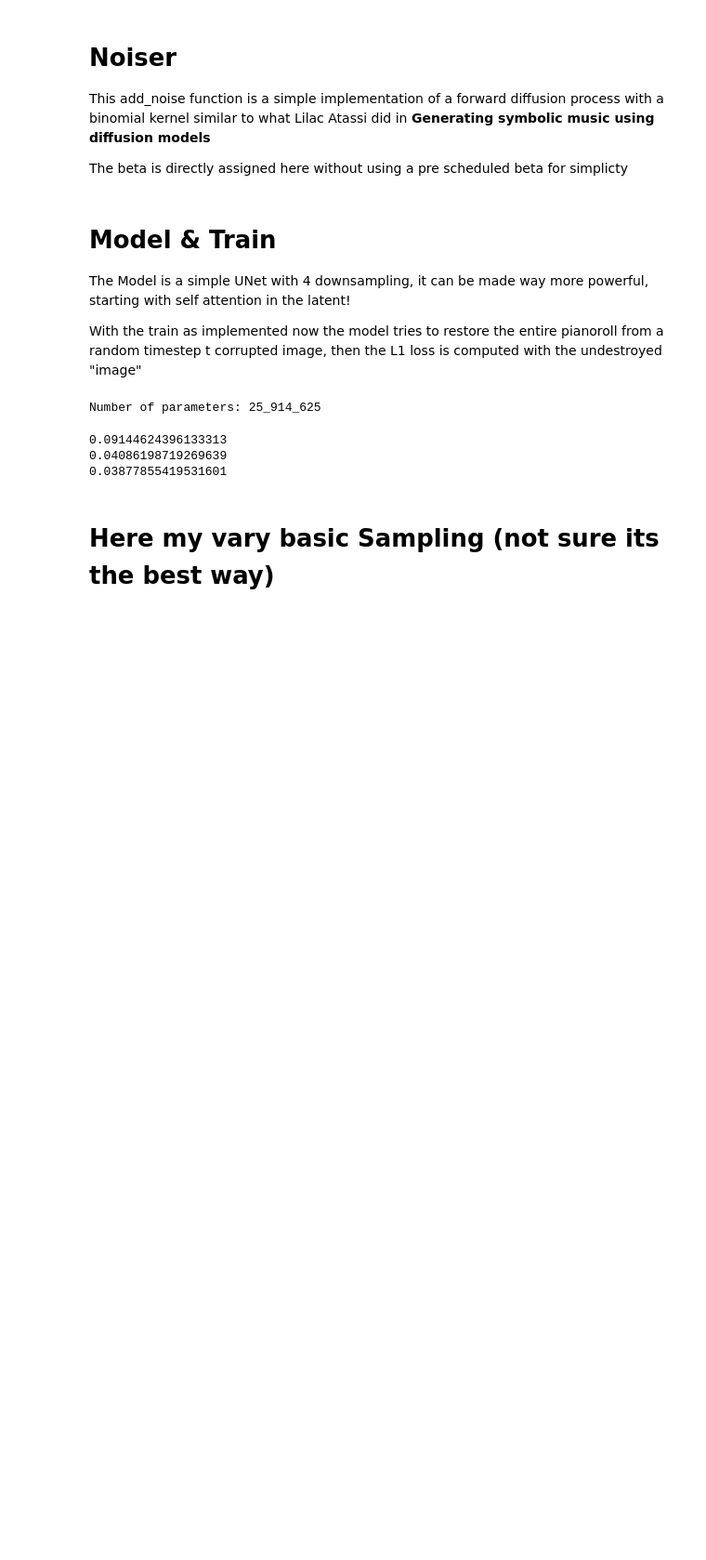
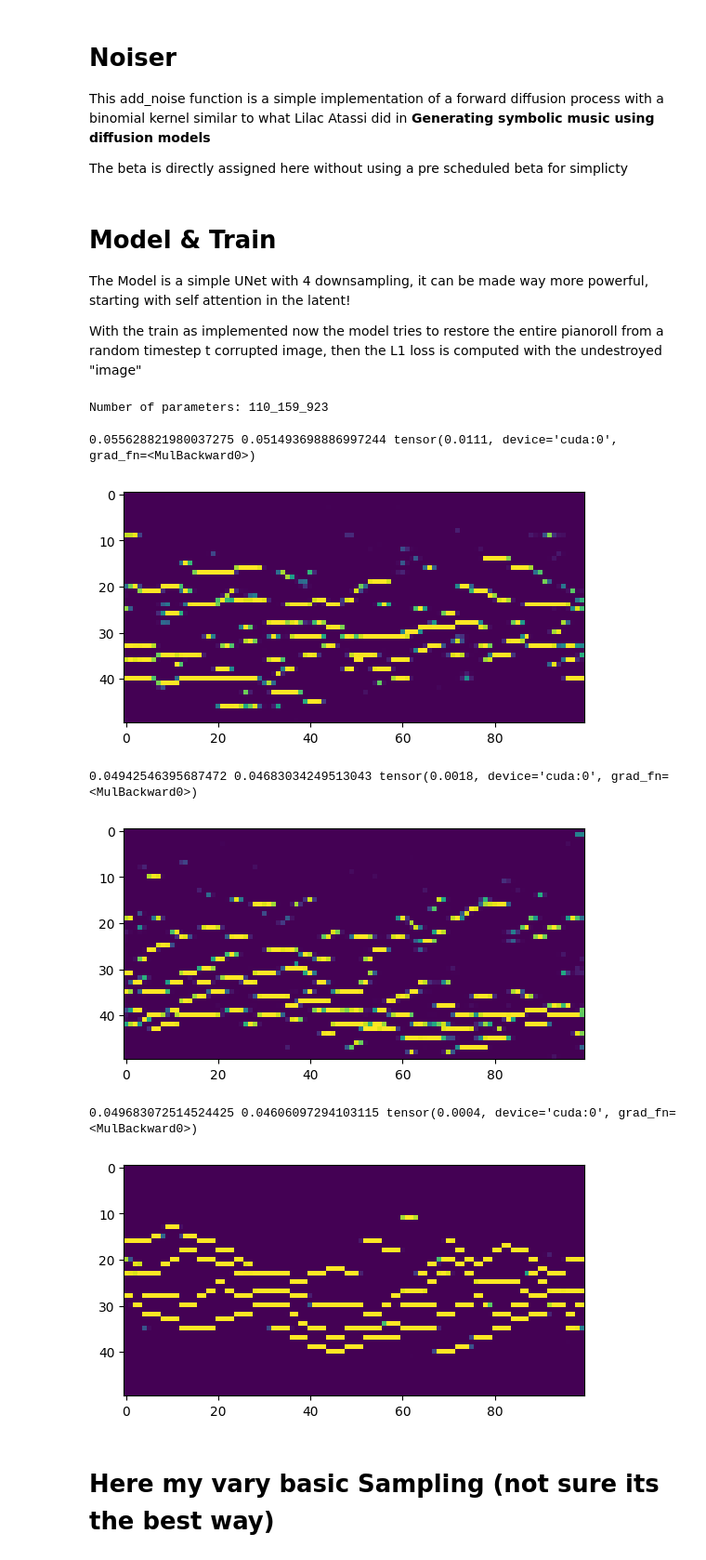
Before and after one commit to MarioPaerle/DIATONICA, a Jupyter notebook: DiscreteBachDiffusion.ipynb, the cells around one changed output. Shown at 93% size. Saved outputs shown, nothing was run; the diff lists cells and outputs as text; code cells hidden in the pictures; blank space fills up the shorter version.

```diff
--- a/DiscreteBachDiffusion.ipynb
+++ b/DiscreteBachDiffusion.ipynb
@@ -179,40 +294,54 @@ The Model is a simple UNet with 4 downsampling, it can be made way more powerful
 
 With the train as implemented now the model tries to restore the entire pianoroll from a random timestep t corrupted image, then the L1 loss is computed with the undestroyed "image"
 # %%
-model = UNet(in_ch=1, time_emb_dim=256, c=1)
+model = UNet(in_ch=1, time_emb_dim=256, c=2)
 model = model.to(device)
 optimizer = Adam(model.parameters(), lr=0.0001)
 total_params = sum(p.numel() for p in model.parameters())
 criterion = nn.L1Loss()
 print(f"Number of parameters: {total_params:_}")
 # %% [output]
-Number of parameters: 25_914_625
+Number of parameters: 110_159_923
 # %%
 epochs = 3
 for epoch in range(epochs):
-    losses = []
+    losses1 = []
+    losses2 = []
     for i, batch in enumerate(dataloader):
         batch = batch.float().to(device)
         optimizer.zero_grad()
         t = rd.randint(0, TIMESTEPS-1)
         T = torch.full((batch.shape[0],), t).to(device)
         destroyed = add_noise(batch, t)
 
         """plt.imshow(batch[0, 0].cpu().numpy())
         plt.show()
         plt.imshow(destroyed[0, 0].cpu().numpy())
         plt.show()"""
 
         pred = model(destroyed, T)
-        loss = criterion(pred, batch)
-        loss.backward()
+        """plt.imshow(pred.detach().cpu().numpy()[0, 0])
+        plt.show()"""
+
+        loss1 = criterion(pred, batch) + (pred.mean() - batch.mean()).abs()
+        loss2 = nn.L1Loss()(pred, batch)
+
+        loss1.backward()
         optimizer.step()
-        losses.append(loss.item())
-    print(np.mean(losses))
+
+        losses1.append(loss1.item())
+        losses2.append(loss2.item())
+
+    print(np.mean(losses1), np.mean(losses2), (pred.mean() - batch.mean()).abs()*2 )
+    plt.imshow(pred.detach().cpu().numpy()[0, 0])
+    plt.show()
 # %% [output]
-0.09144624396133313
-0.04086198719269639
-0.03877855419531601
+0.055628821980037275 0.051493698886997244 tensor(0.0111, device='cuda:0', grad_fn=<MulBackward0>)
+[figure, added]
+0.04942546395687472 0.04683034249513043 tensor(0.0018, device='cuda:0', grad_fn=<MulBackward0>)
+[figure, added]
+0.049683072514524425 0.04606097294103115 tensor(0.0004, device='cuda:0', grad_fn=<MulBackward0>)
+[figure, added]
 # %%
 import gc
 gc.collect()
```
Also changed, not shown: parts of 7 cells of this notebook.
